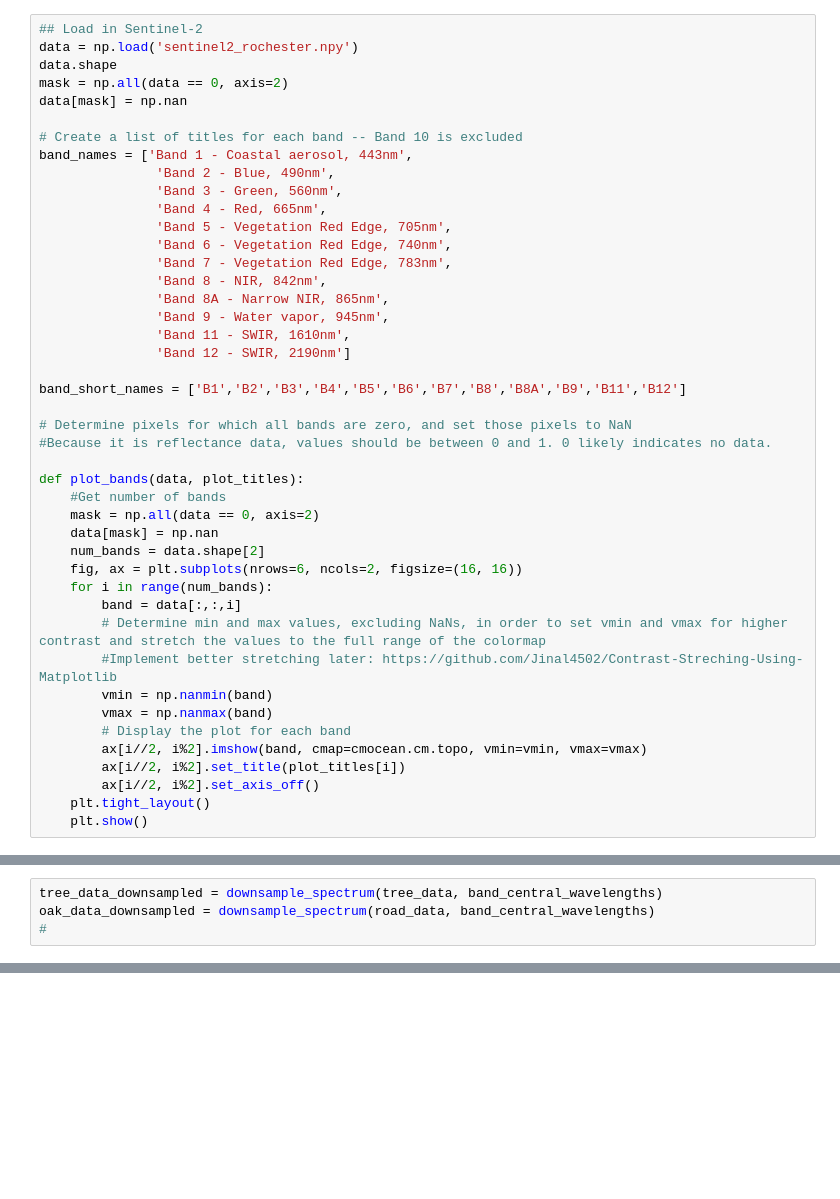
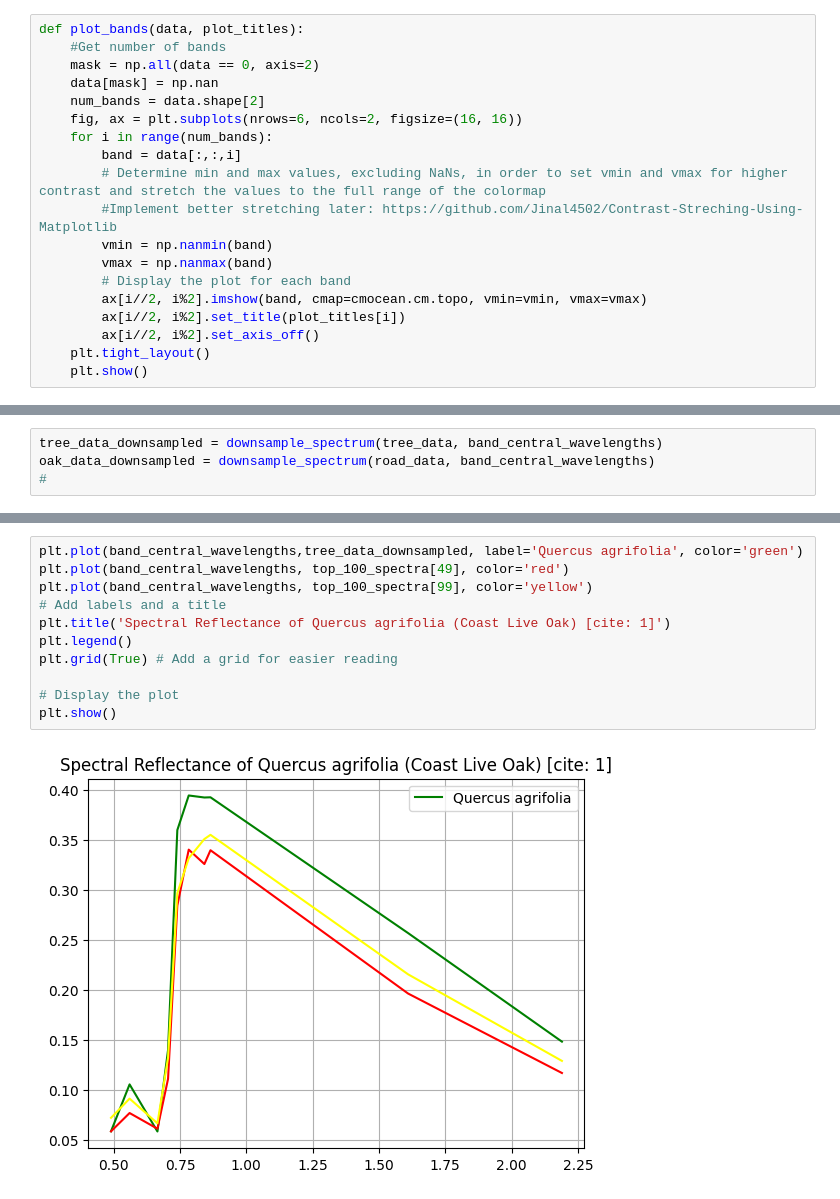
Before and after one commit to kristenvinh/IMGS.689_Kristen_Vinh, a Jupyter notebook: eda/EDA.ipynb, the cells around one changed output, grey strips where cells are left out. Drawn from its saved outputs; the diff is of its cells as text; blank space fills up the shorter version.

```diff
--- a/eda/EDA.ipynb
+++ b/eda/EDA.ipynb
@@ -57,31 +57,6 @@ you go about that? (you will use this in the following problems as well)
 
 None = plot_band(args)
 # %%
-## Load in Sentinel-2
-data = np.load('sentinel2_rochester.npy')
-data.shape
-mask = np.all(data == 0, axis=2)
-data[mask] = np.nan
-
-# Create a list of titles for each band -- Band 10 is excluded
-band_names = ['Band 1 - Coastal aerosol, 443nm',
-               'Band 2 - Blue, 490nm',
-               'Band 3 - Green, 560nm',
-               'Band 4 - Red, 665nm',
-               'Band 5 - Vegetation Red Edge, 705nm',
-               'Band 6 - Vegetation Red Edge, 740nm',
-               'Band 7 - Vegetation Red Edge, 783nm',
-               'Band 8 - NIR, 842nm',
-               'Band 8A - Narrow NIR, 865nm',
-               'Band 9 - Water vapor, 945nm',
-               'Band 11 - SWIR, 1610nm',
-               'Band 12 - SWIR, 2190nm']
-
-band_short_names = ['B1','B2','B3','B4','B5','B6','B7','B8','B8A','B9','B11','B12']
-
-# Determine pixels for which all bands are zero, and set those pixels to NaN
-#Because it is reflectance data, values should be between 0 and 1. 0 likely indicates no data.
-
 def plot_bands(data, plot_titles):
     #Get number of bands
     mask = np.all(data == 0, axis=2)
@@ -385,0 +314,13 @@ plt.show()
+# %%
+plt.plot(band_central_wavelengths,tree_data_downsampled, label='Quercus agrifolia', color='green')
+plt.plot(band_central_wavelengths, top_100_spectra[49], color='red')
+plt.plot(band_central_wavelengths, top_100_spectra[99], color='yellow')
+# Add labels and a title
+plt.title('Spectral Reflectance of Quercus agrifolia (Coast Live Oak) [cite: 1]')
+plt.legend()
+plt.grid(True) # Add a grid for easier reading
+
+# Display the plot
+plt.show()
+# %% [output]
+[figure, added]
```
Also changed, not shown: parts of 7 cells of this notebook.
